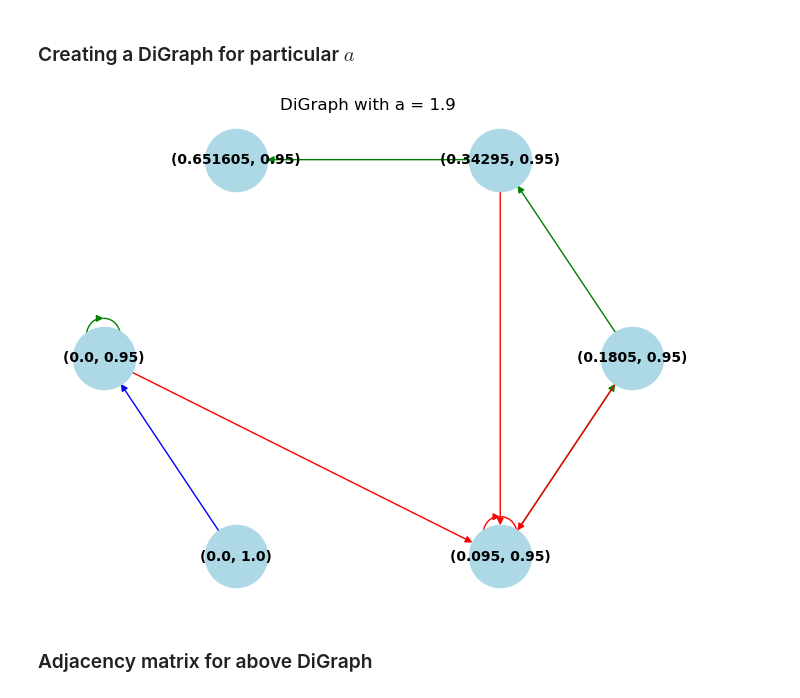
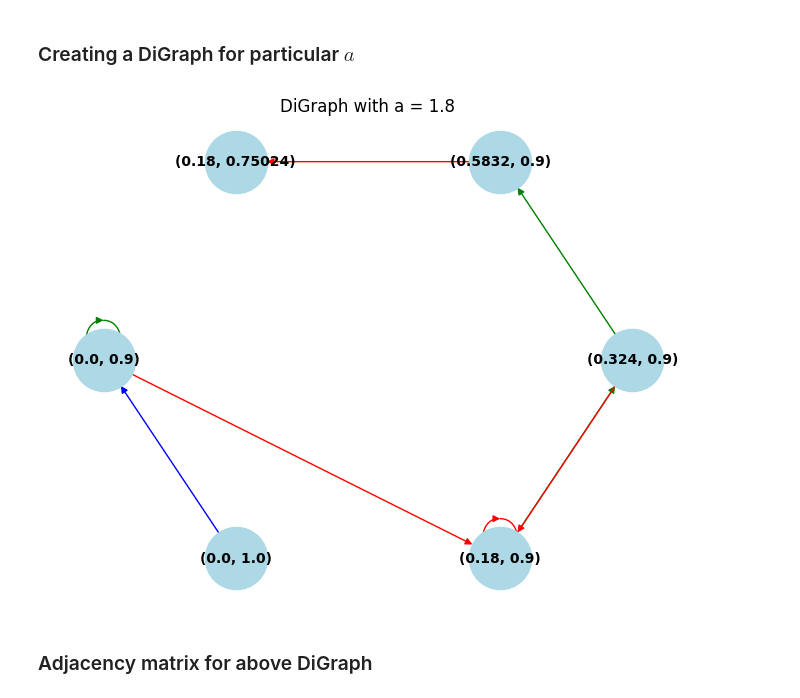
Before and after one commit to dbruwel/chebyshev-hofbauer-resonances, a Jupyter notebook: notebooks/01_hofbauer_extension.ipynb, the cells around one changed output. Drawn from its saved outputs; the diff is of its cells as text; code cells hidden in the pictures.

```diff
--- a/notebooks/01_hofbauer_extension.ipynb
+++ b/notebooks/01_hofbauer_extension.ipynb
@@ -139,35 +139,35 @@ def recursive_create_node(G, counter, limit, interval, a):
 # %% [markdown]
 ### Creating a DiGraph for particular $a$
 # %%
-a = 1.9
+a = 1.8
 limit = 5
 create_digraph(a, limit)
 
 nodes_list = list(G.nodes)
 if len(nodes_list) >= 2:
     nodes_list[0], nodes_list[1] = nodes_list[1], nodes_list[0]
 
 edges_list = []
 for u, v, attr in G.edges(data=True):
     edges_list.append([u,v,attr])
 
 # Visualization
 edge_colors = [
     "red" if attr.get("label") == "R" else
     "green" if attr.get("label") == "L" else
     "blue" for u, v, attr in G.edges(data=True)
 ]
 
 pos = nx.shell_layout(G)  # Layout for the graph
 nx.draw(G, pos, with_labels=True,
         node_color="lightblue", edge_color=edge_colors,
         node_size=2000, font_size=10, font_weight="bold")
 edge_labels = nx.get_edge_attributes(G, "label")  # Extract edge labels
 
 plt.title(f"DiGraph with a = {a}")
 plt.show()
 # %% [output]
-[figure, old version]
+[figure, new version]
 # %% [markdown]
 ### Adjacency matrix for above DiGraph
 # %%
```
Also changed, not shown: parts of 7 cells of this notebook, 1 other file.
